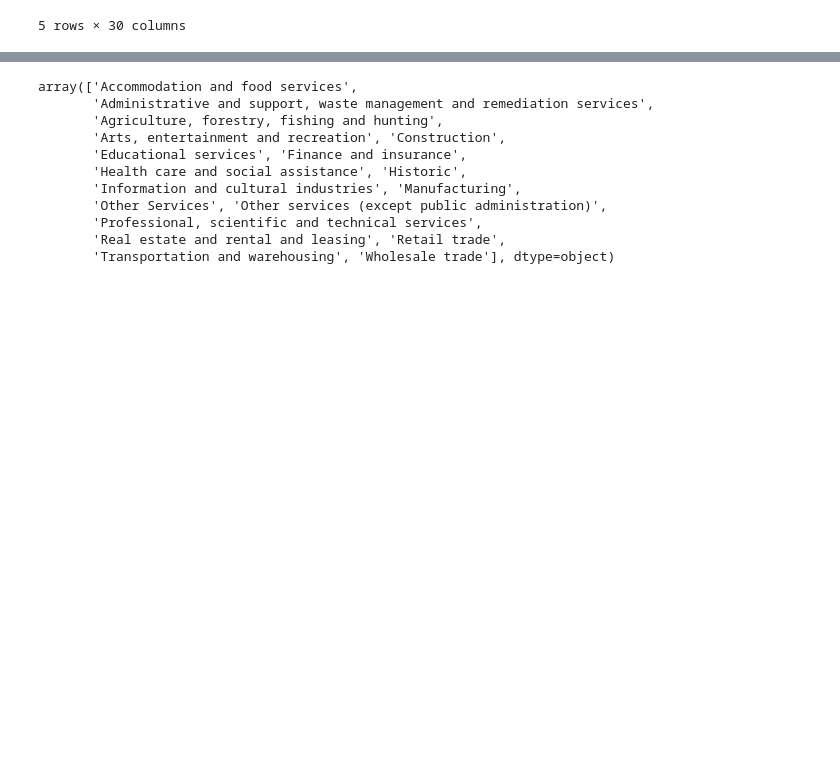
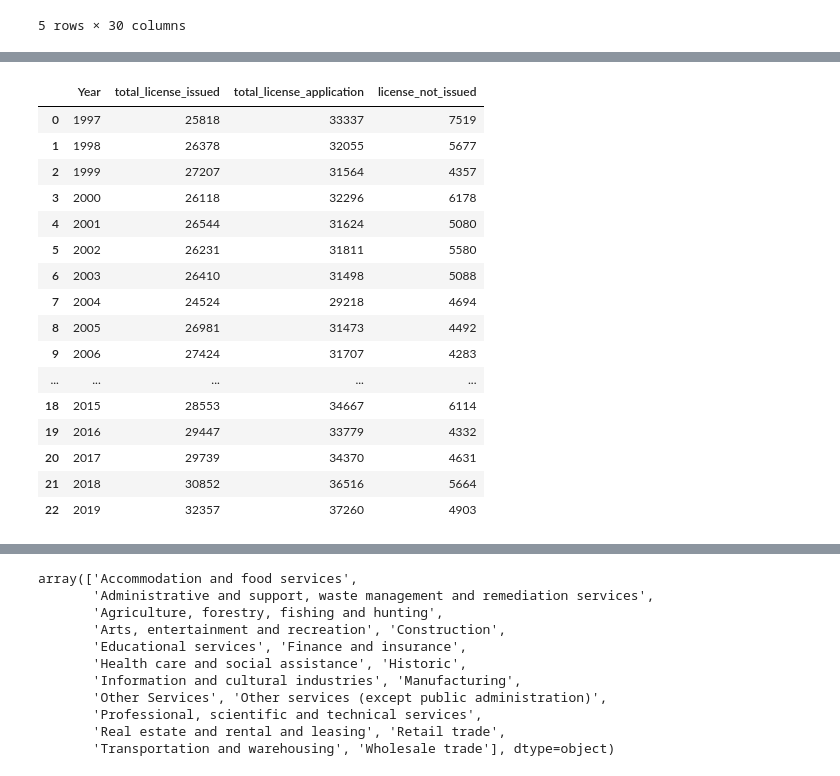
Before and after one commit to aakanksha023/EVAN, a Jupyter notebook: src/04_visualization/eda.ipynb, the cells around one changed output, grey strips where cells are left out. Cells and saved outputs as stored; diff of their text form; code cells hidden in the pictures; blank space fills up the shorter version.

```diff
--- a/src/04_visualization/eda.ipynb
+++ b/src/04_visualization/eda.ipynb
@@ -65,0 +56,3 @@ df.head()
+# %%
+df_x = df.groupby(["FOLDERYEAR","BusinessIndustry",'BusinessType'],as_index=False)[["label"]].count()
+df_x.columns = ['FOLDERYEAR', 'BusinessIndustry','BusinessType', 'total_license_application']
@@ -81,3 +111,28 @@ industry_grouped.columns = ['BusinessIndustry','total_license_issued']
 # %%
-year_grouped = df.groupby('FOLDERYEAR',as_index=False )['label'].sum()
-year_grouped.columns = ['Year','total_license_issued']
+year_grouped_1 = df_x.groupby('FOLDERYEAR',as_index=False )['total_license_application'].sum()
+year_grouped_1.columns = ['Year','total_license_application']
+# %%
+merged = pd.merge(year_grouped, year_grouped_1, on='Year', how='outer')
+# %%
+
+merged['license_not_issued'] = merged.apply(lambda row: ((row.total_license_application) - (row.total_license_issued)), axis = 1)
+# %%
+merged
+# %% [output]
+|  | Year | total_license_issued | total_license_application | license_not_issued |
+| 0 | 1997 | 25818 | 33337 | 7519 |
+| 1 | 1998 | 26378 | 32055 | 5677 |
+| 2 | 1999 | 27207 | 31564 | 4357 |
+| 3 | 2000 | 26118 | 32296 | 6178 |
+| 4 | 2001 | 26544 | 31624 | 5080 |
+| 5 | 2002 | 26231 | 31811 | 5580 |
+| 6 | 2003 | 26410 | 31498 | 5088 |
+| 7 | 2004 | 24524 | 29218 | 4694 |
+| 8 | 2005 | 26981 | 31473 | 4492 |
+| 9 | 2006 | 27424 | 31707 | 4283 |
+| ... | ... | ... | ... | ... |
+| 18 | 2015 | 28553 | 34667 | 6114 |
+| 19 | 2016 | 29447 | 33779 | 4332 |
+| 20 | 2017 | 29739 | 34370 | 4631 |
+| 21 | 2018 | 30852 | 36516 | 5664 |
+| 22 | 2019 | 32357 | 37260 | 4903 |
```
Also changed, not shown: parts of 5 cells of this notebook.
